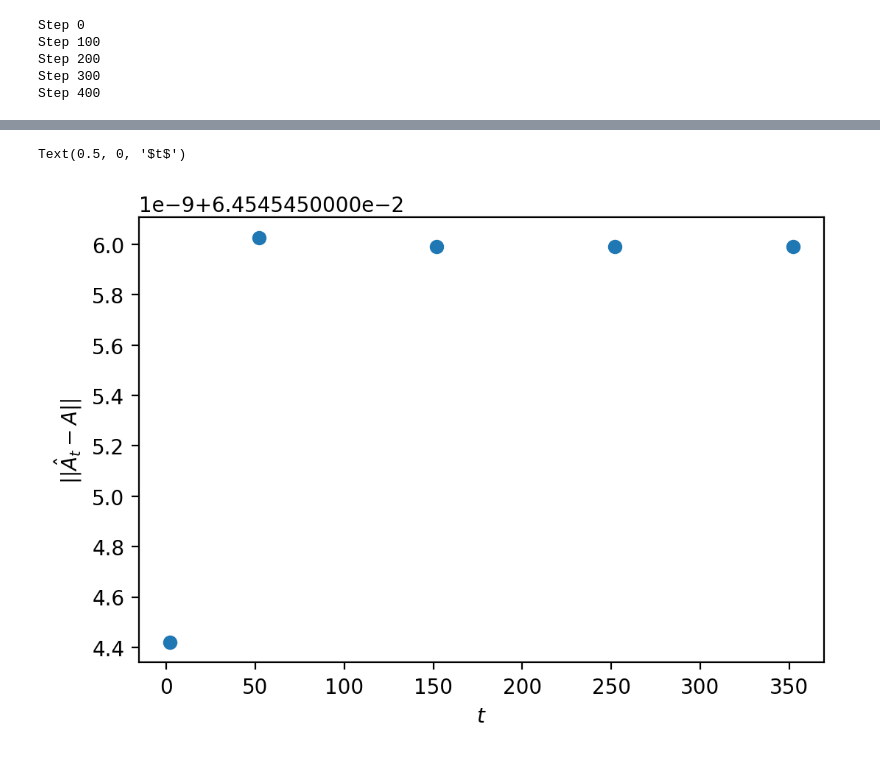
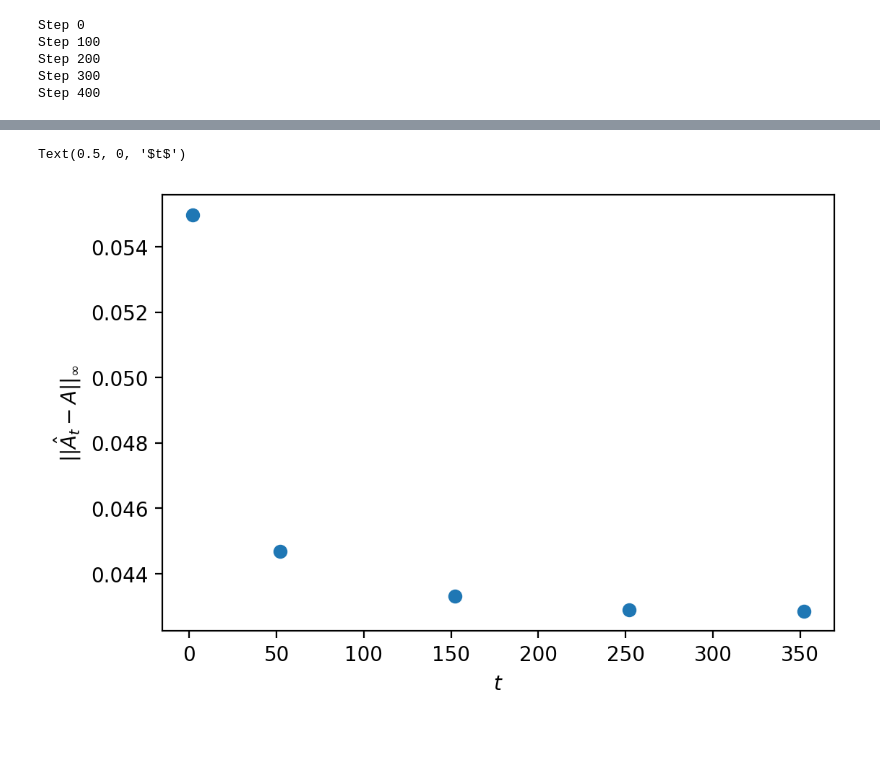
Before and after one commit to CoNG-harvard/SafeLearning, a Jupyter notebook: Safe Learning Simulation.ipynb, the cells around one changed output, grey strips where cells are left out. Saved outputs shown, nothing was run; the diff lists cells and outputs as text; code cells hidden in the pictures.

```diff
--- a/Safe Learning Simulation.ipynb
+++ b/Safe Learning Simulation.ipynb
@@ -408,13 +411,13 @@ plt.plot(np.array(w_hat_hist[10*H:]).reshape(-1,2)[:,1])
 # %%
 A_hist = np.array([m[0] for m in theta_hist])
-A_diff = np.linalg.norm(A-A_hist,axis=(-1,-2))
+A_diff = np.linalg.norm(A-A_hist,np.inf,axis=(-1,-2))
 
 plt.figure(dpi=200)
 plt.scatter(refit_time_step,A_diff)
-plt.ylabel(r'$||\hat{A}_t-A||$')
+plt.ylabel(r'$||\hat{A}_t-A||_{\infty}$')
 plt.xlabel(r'$t$')
 # %% [output]
 Text(0.5, 0, '$t$')
-[figure, old version]
+[figure, new version]
 # %%
 B_hist = np.array([m[1] for m in theta_hist])
```
Also changed, not shown: parts of 9 cells of this notebook, 13 other files.
